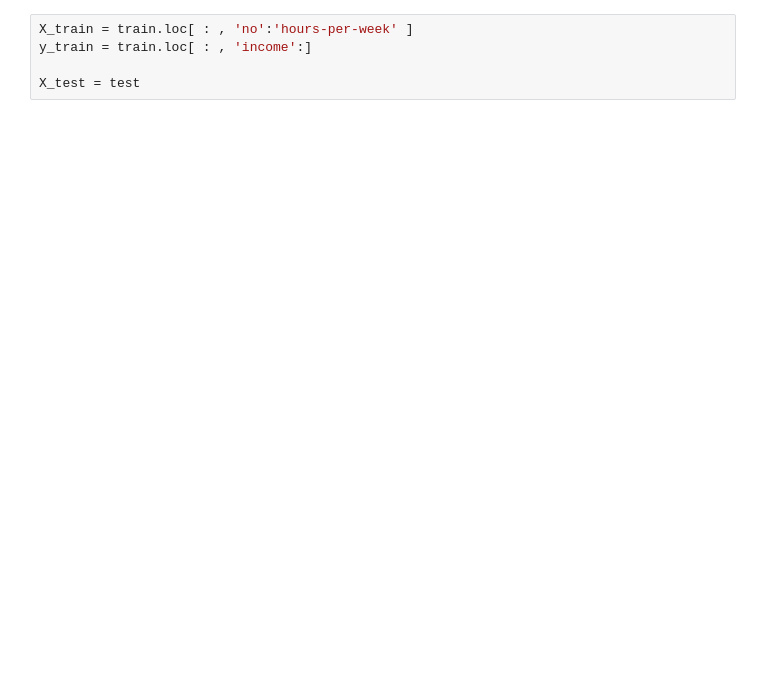
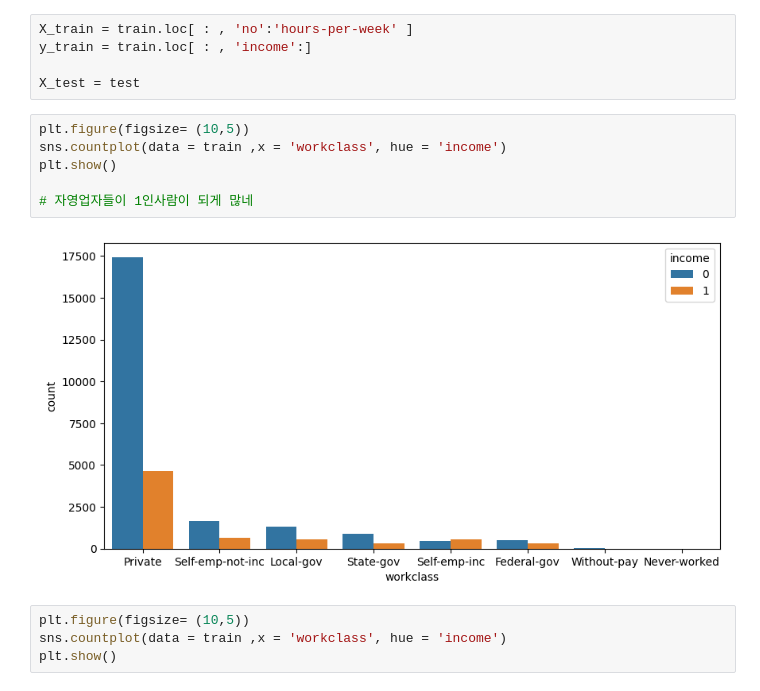
Before and after one commit to so1454/MachineLearning, a Jupyter notebook: kaggle_competition/02test.ipynb, the cells around one changed output. Drawn from its saved outputs; the diff is of its cells as text; blank space fills up the shorter version.

```diff
--- a/kaggle_competition/02test.ipynb
+++ b/kaggle_competition/02test.ipynb
@@ -80,3 +347,15 @@ X_train = train.loc[ : , 'no':'hours-per-week' ]
 y_train = train.loc[ : , 'income':]
 
 X_test = test
+# %%
+plt.figure(figsize= (10,5))
+sns.countplot(data = train ,x = 'workclass', hue = 'income')
+plt.show()
+
+# 자영업자들이 1인사람이 되게 많네
+# %% [output]
+[figure, added]
+# %%
+plt.figure(figsize= (10,5))
+sns.countplot(data = train ,x = 'workclass', hue = 'income')
+plt.show()
```
Also changed, not shown: parts of 30 cells of this notebook.
